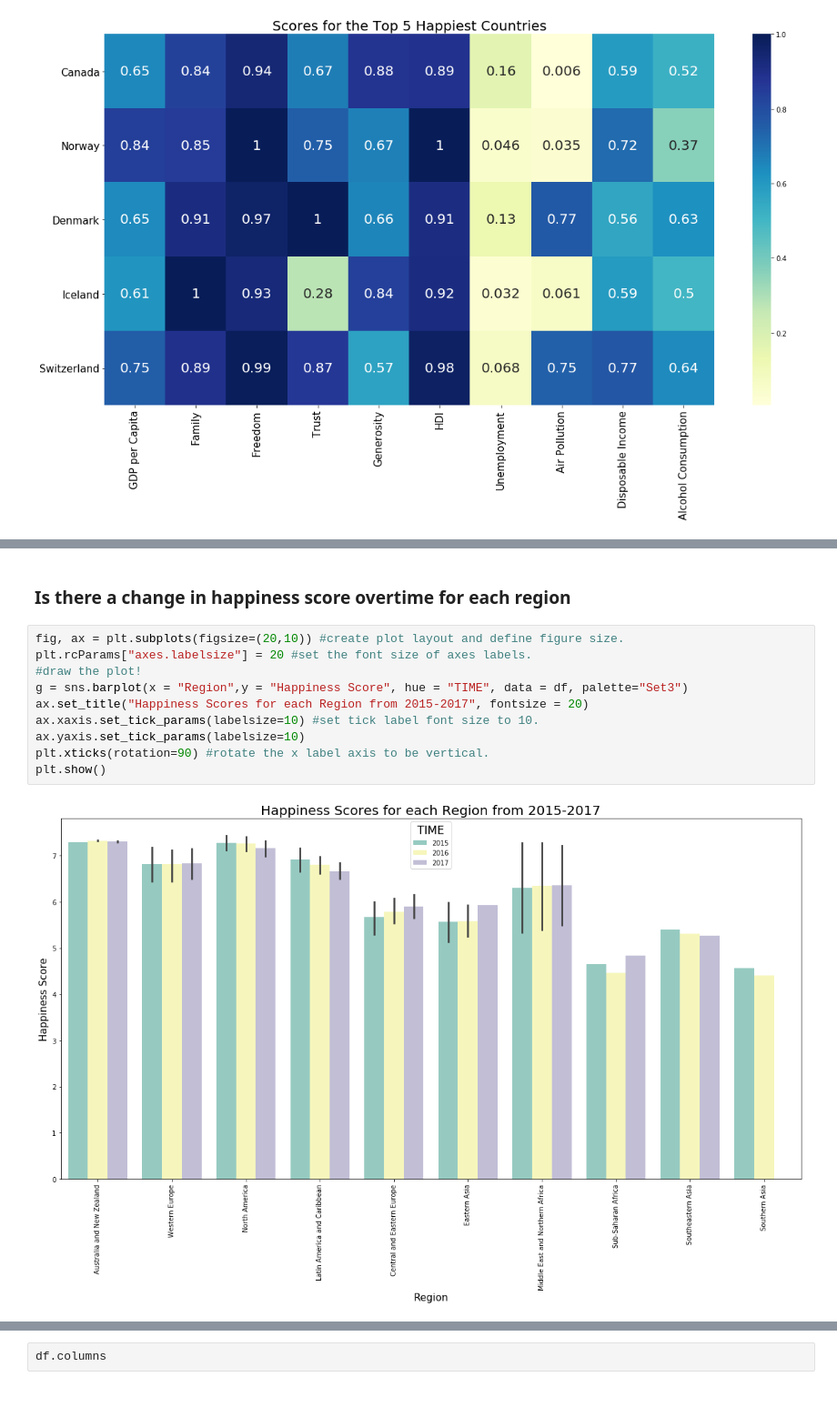
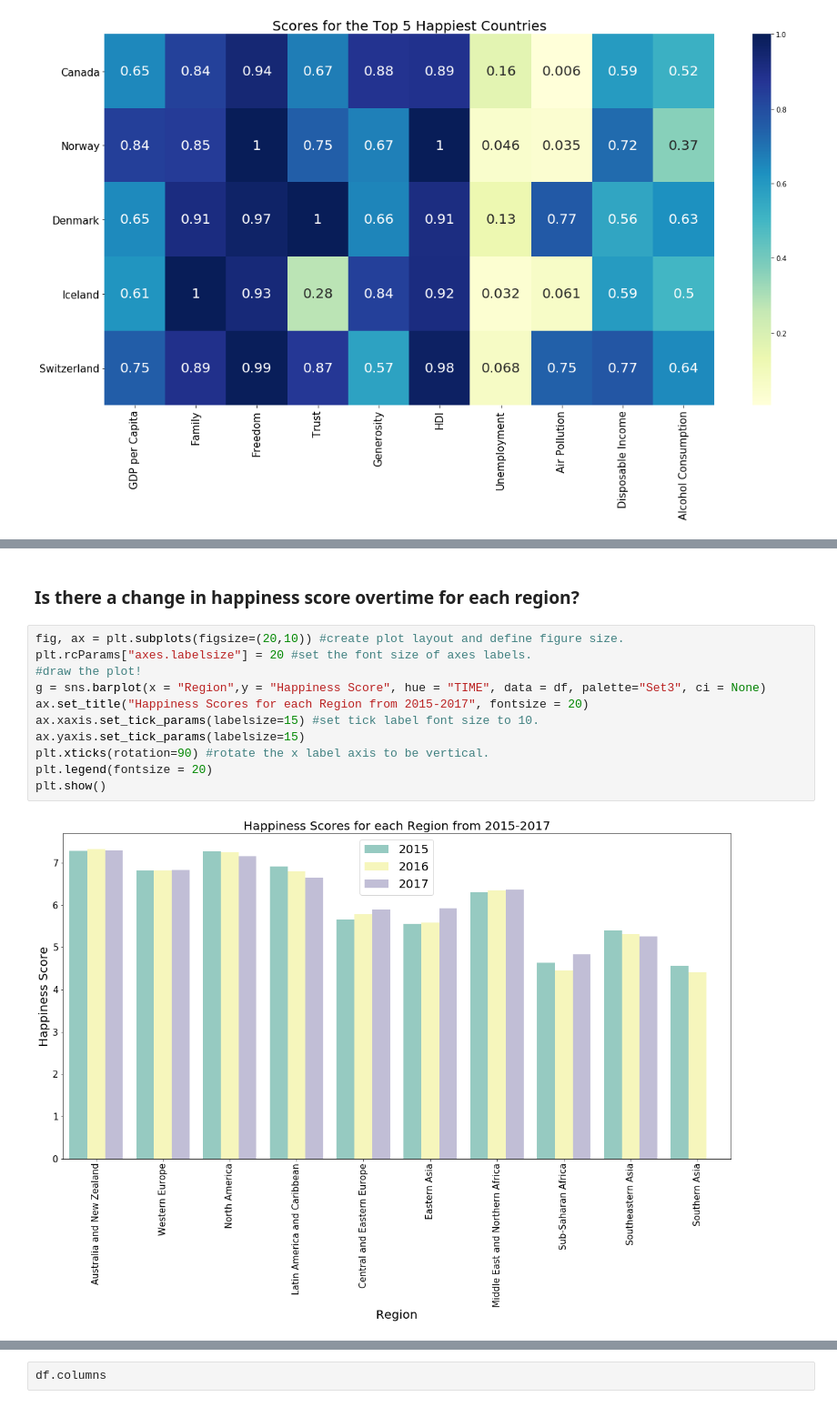
Before and after one commit to YiranJing/Health_and_Happiness_Study, a Jupyter notebook: notebook/Stage_2_Data_Analysis_and_Models.ipynb, the cells around one changed output, grey strips where cells are left out. Shown at 91% size. Cells and saved outputs as stored; diff of their text form.

```diff
--- a/notebook/Stage_2_Data_Analysis_and_Models.ipynb
+++ b/notebook/Stage_2_Data_Analysis_and_Models.ipynb
@@ -341,16 +342,17 @@ ax.yaxis.set_tick_params(labelsize=15)
 # %% [markdown]
-### Is there a change in happiness score overtime for each region
+### Is there a change in happiness score overtime for each region?
 # %%
 fig, ax = plt.subplots(figsize=(20,10)) #create plot layout and define figure size.
 plt.rcParams["axes.labelsize"] = 20 #set the font size of axes labels.
 #draw the plot!
-g = sns.barplot(x = "Region",y = "Happiness Score", hue = "TIME", data = df, palette="Set3")
+g = sns.barplot(x = "Region",y = "Happiness Score", hue = "TIME", data = df, palette="Set3", ci = None)
 ax.set_title("Happiness Scores for each Region from 2015-2017", fontsize = 20)
-ax.xaxis.set_tick_params(labelsize=10) #set tick label font size to 10.
-ax.yaxis.set_tick_params(labelsize=10)
+ax.xaxis.set_tick_params(labelsize=15) #set tick label font size to 10.
+ax.yaxis.set_tick_params(labelsize=15)
 plt.xticks(rotation=90) #rotate the x label axis to be vertical.
+plt.legend(fontsize = 20)
 plt.show()
 # %% [output]
-[figure, old version]
+[figure, new version]
 # %%
 groupedvalues.rename(columns={'Happiness Score':'value'}, inplace=True)
```
Also changed, not shown: parts of 9 cells of this notebook.
